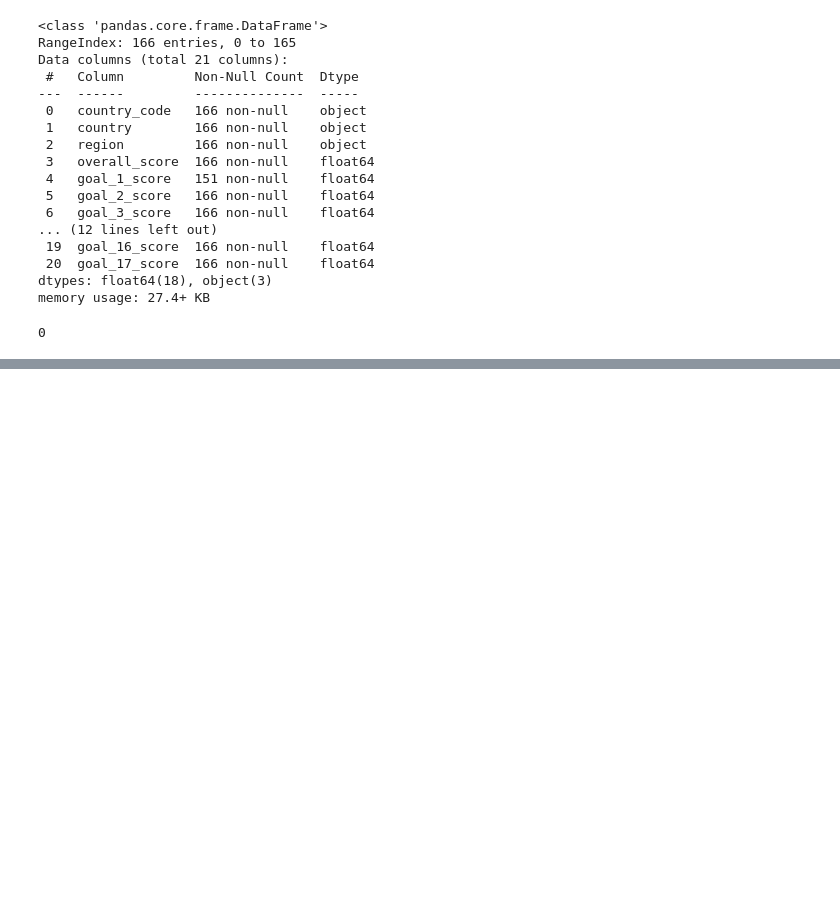
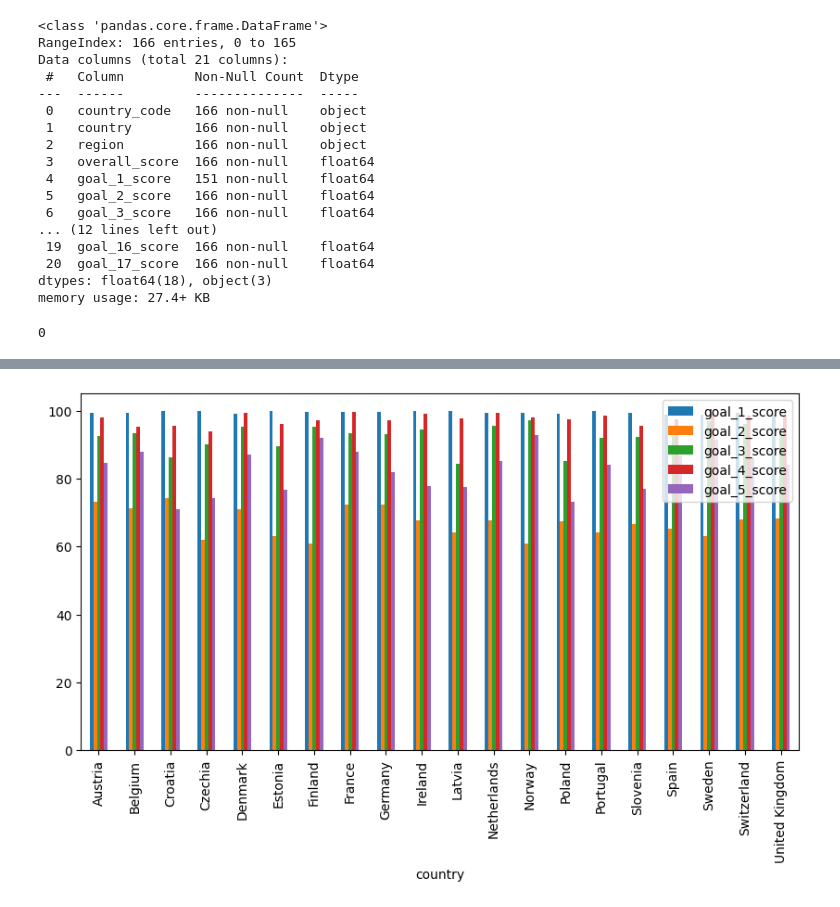
Before and after one commit to MbuyiseloNtando/Sustainable-development-report-2000-2023-, a Jupyter notebook: new.ipynb, the cells around one changed output, grey strips where cells are left out. Drawn from its saved outputs; the diff is of its cells as text; code cells hidden in the pictures; blank space fills up the shorter version.

```diff
--- a/new.ipynb
+++ b/new.ipynb
@@ -64,6 +65,12 @@ import matplotlib.pyplot as plt
 %matplotlib inline
 # %%
 import seaborn as sns
+# %%
+df1.plot(kind="bar", legend=True, figsize = (10,5))
+plt.xticks(rotation=90)
+plt.show()
+# %% [output]
+[figure, added]
 # %%
 fig, axes = plt.subplots(figsize = (10,5))
 axes.plot(df1)
```
Also changed, not shown: parts of 2 cells of this notebook.
